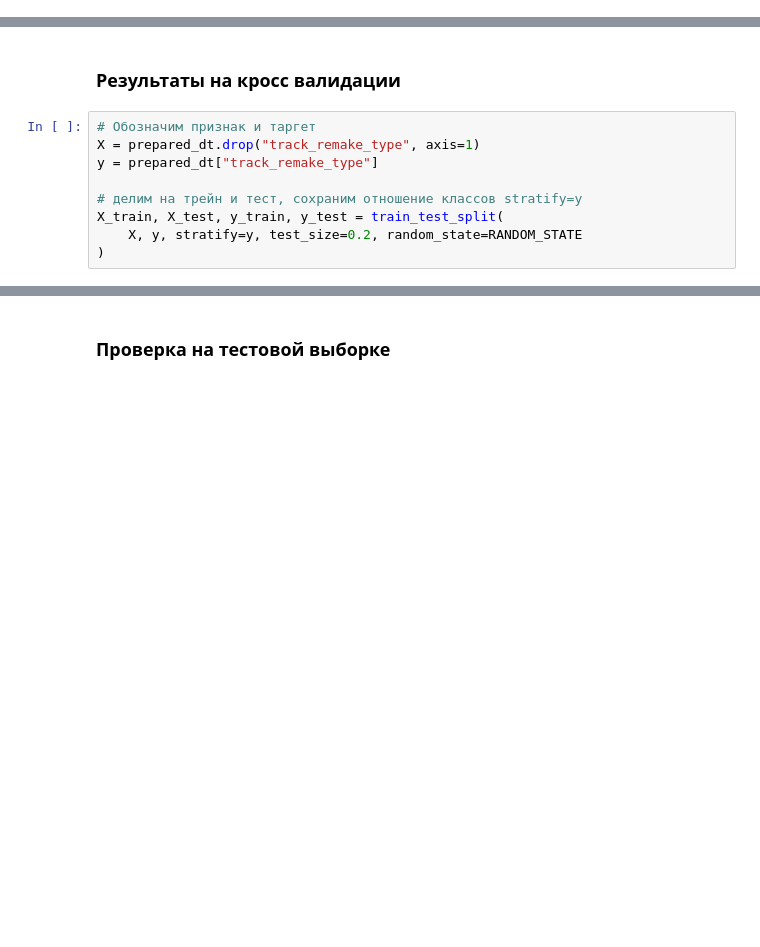
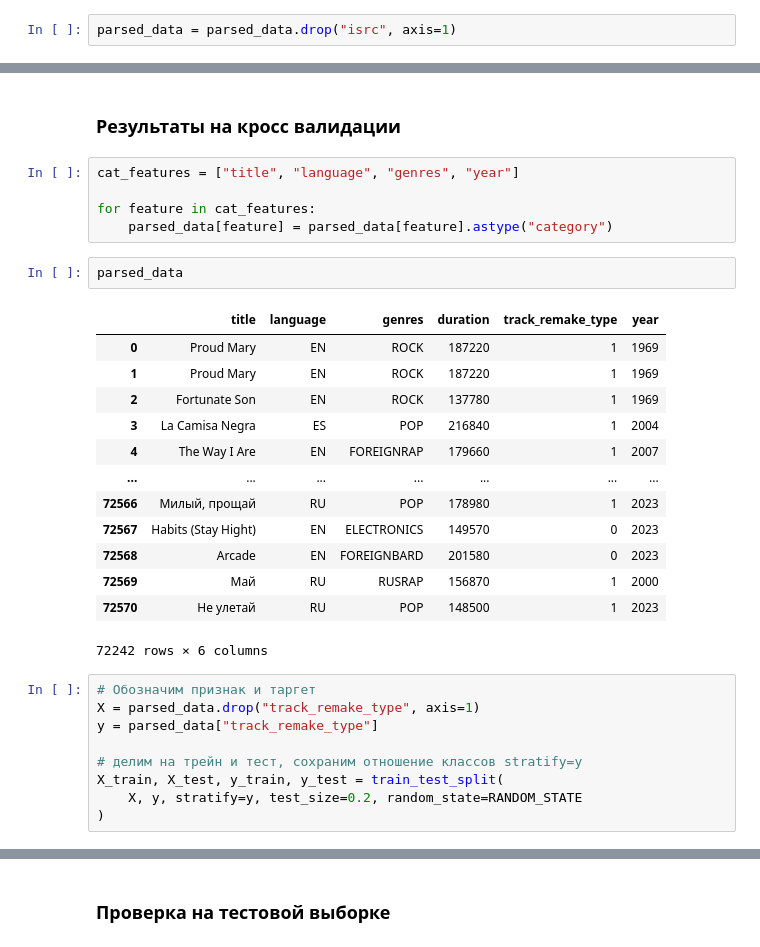
Before and after one commit to Learningsome/hackaton-yandex-music, a Jupyter notebook: nikolai_kashirskii/01-kashirskii-song-scassification-v1.ipynb, the cells around one changed output, grey strips where cells are left out. Drawn from its saved outputs; the diff is of its cells as text; blank space fills up the shorter version.

```diff
--- a/nikolai_kashirskii/01-kashirskii-song-scassification-v1.ipynb
+++ b/nikolai_kashirskii/01-kashirskii-song-scassification-v1.ipynb
@@ -122,3 +189,5 @@ parsed_data = pd.read_pickle("../data/train_data", compression="zip")
+# %%
+parsed_data = parsed_data.drop("isrc", axis=1)
 # %% [markdown]
 ### Файл `covers`
 # %%
@@ -344,10 +417,31 @@ memory usage: 5.9+ MB
 ## Модель на метаданных
 # %% [markdown]
 ### Результаты на кросс валидации
+# %%
+cat_features = ["title", "language", "genres", "year"]
+
+for feature in cat_features:
+    parsed_data[feature] = parsed_data[feature].astype("category")
+# %%
+parsed_data
+# %% [output]
+|  | title | language | genres | duration | track_remake_type | year |
+| 0 | Proud Mary | EN | ROCK | 187220 | 1 | 1969 |
+| 1 | Proud Mary | EN | ROCK | 187220 | 1 | 1969 |
+| 2 | Fortunate Son | EN | ROCK | 137780 | 1 | 1969 |
+| 3 | La Camisa Negra | ES | POP | 216840 | 1 | 2004 |
+| 4 | The Way I Are | EN | FOREIGNRAP | 179660 | 1 | 2007 |
+| ... | ... | ... | ... | ... | ... | ... |
+| 72566 | Милый, прощай | RU | POP | 178980 | 1 | 2023 |
+| 72567 | Habits (Stay Hight) | EN | ELECTRONICS | 149570 | 0 | 2023 |
+| 72568 | Arcade | EN | FOREIGNBARD | 201580 | 0 | 2023 |
+| 72569 | Май | RU | RUSRAP | 156870 | 1 | 2000 |
+| 72570 | Не улетай | RU | POP | 148500 | 1 | 2023 |
+72242 rows × 6 columns
 # %%
 # Обозначим признак и таргет
-X = prepared_dt.drop("track_remake_type", axis=1)
-y = prepared_dt["track_remake_type"]
+X = parsed_data.drop("track_remake_type", axis=1)
+y = parsed_data["track_remake_type"]
 
 # делим на трейн и тест, сохраним отношение классов stratify=y
 X_train, X_test, y_train, y_test = train_test_split(
```
Also changed, not shown: parts of 17 cells of this notebook.
